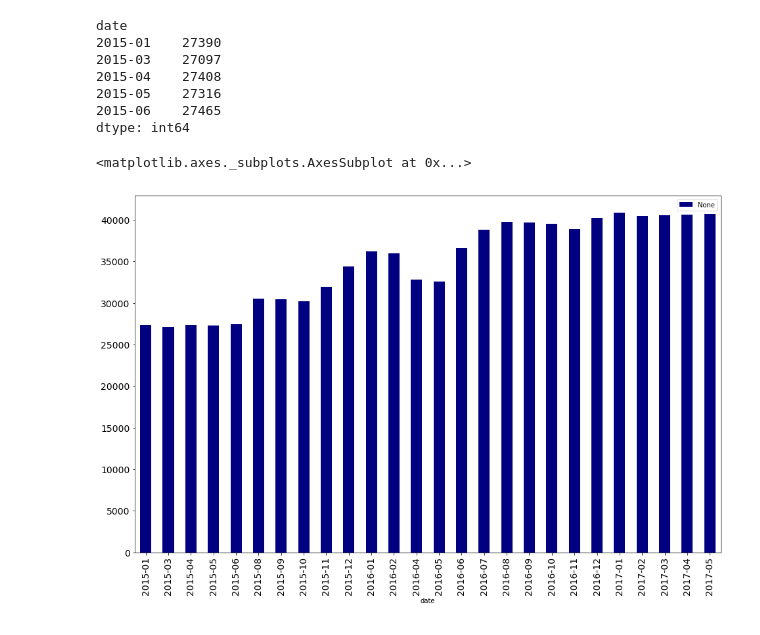
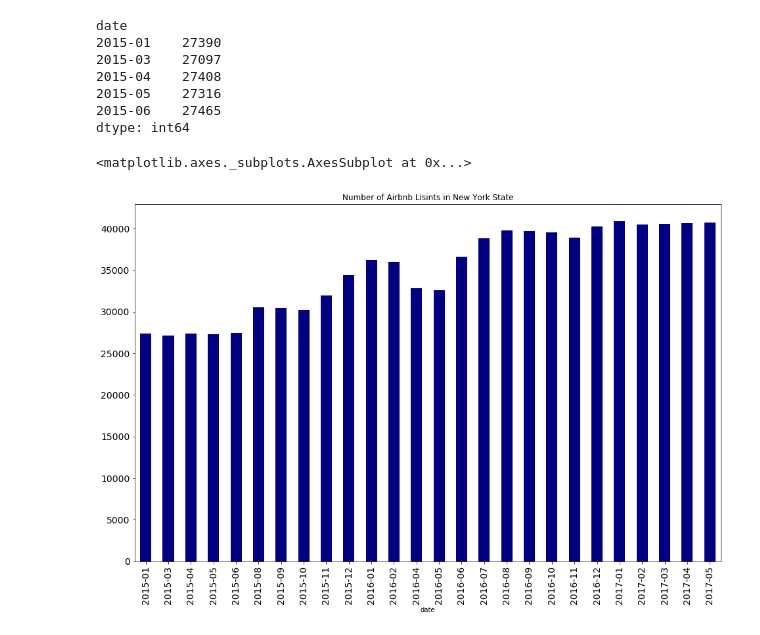
Before and after one commit to Dianaumd/project1, a Jupyter notebook: Project 2 Airbnb Analysis.ipynb, the cells around one changed output. Drawn from its saved outputs; the diff is of its cells as text; code cells hidden in the pictures.

```diff
--- a/Project 2 Airbnb Analysis.ipynb
+++ b/Project 2 Airbnb Analysis.ipynb
@@ -77,0 +84,3 @@ Length: 96, dtype: float64
+# %%
+# drop rows where state is not NY, ny, Ny, New York, Queens NY 11377, USA, and bx
+total_listings=total_listings.loc[total_listings['state'].isin(['NY', 'ny', 'Ny','New York','Queens NY 11377, USA', 'bx'])]
@@ -77,0 +92,4 @@ Length: 96, dtype: float64
+# %%
+# clean the price formatting
+total_listings['price'] = total_listings['price'].map(lambda p: int(p[1:-3].replace(",", "")))
+total_listings['price'].dtype
@@ -248,8 +228,8 @@ list(total_listings_clean)
  'Real Bed']
 # %%
 # number of listings over time
-total_listings_clean['date']=pd.to_datetime(total_listings_clean['last_scraped']).dt.strftime('%Y-%m')
-data_number_of_listings=total_listings_clean.groupby(['date']).size()
+total_listings['date']=pd.to_datetime(total_listings['last_scraped']).dt.strftime('%Y-%m')
+data_number_of_listings=total_listings.groupby(['date']).size()
 data_number_of_listings.head()
 # %% [output]
 date
@@ -261,7 +241,8 @@ date
 dtype: int64
 # %%
 # graph number of listings over time
-data_number_of_listings.plot(kind='bar',figsize=(16,10),legend=True, color='navy',fontsize=14)
+data_number_of_listings.plot(kind='bar',figsize=(16,10),legend=False, color='navy',fontsize=14,
+                             title='Number of Airbnb Lisints in New York State')
 # %% [output]
 <matplotlib.axes._subplots.AxesSubplot at 0x...>
-[figure, old version]
+[figure, new version]
```
Also changed, not shown: parts of 18 cells of this notebook.
